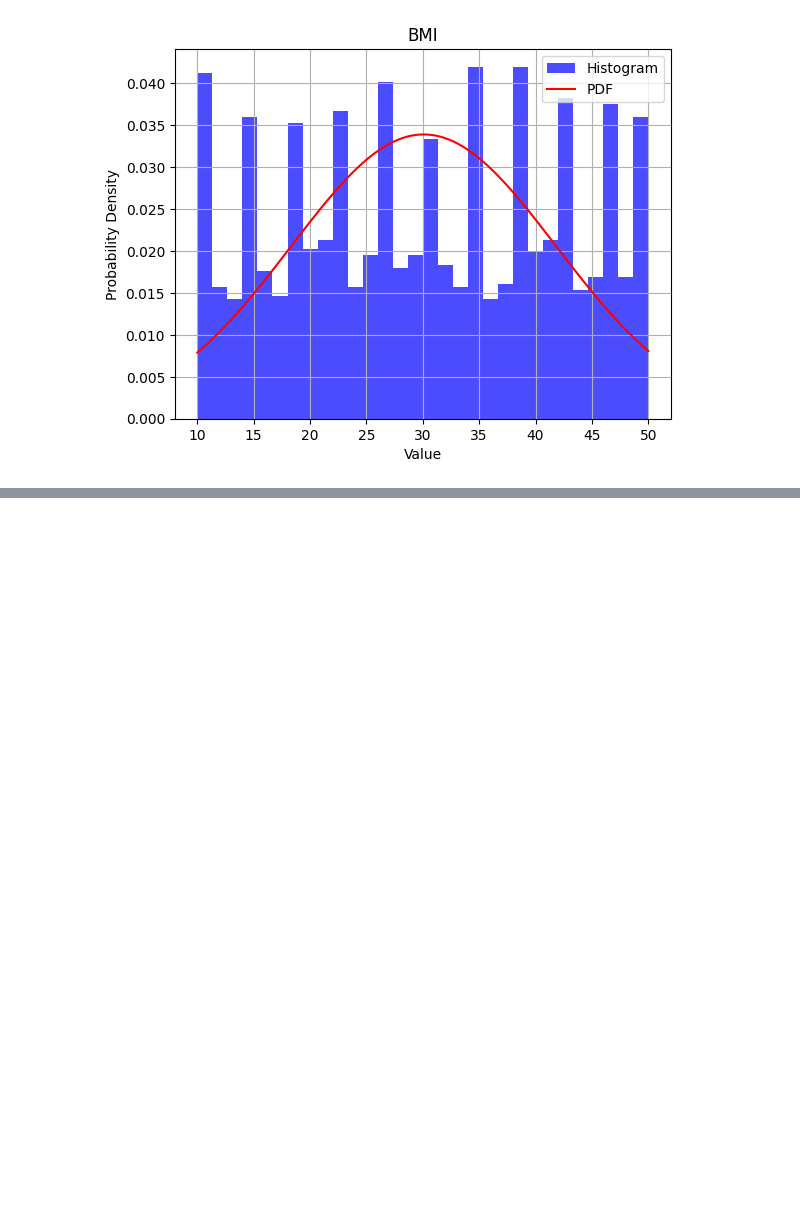
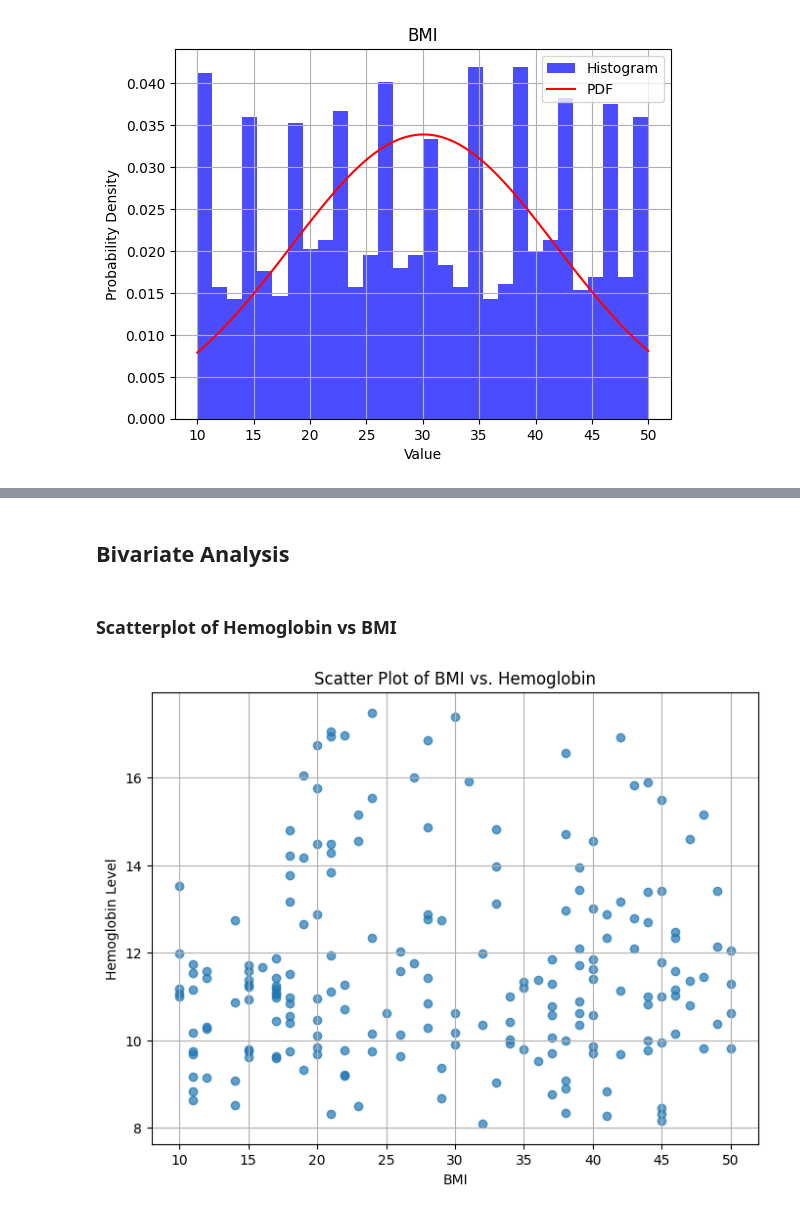
Before and after one commit to sosullivan7221/datasci_3_eda, a Jupyter notebook: 507_WK3_HW.ipynb, the cells around one changed output, grey strips where cells are left out. Drawn from its saved outputs; the diff is of its cells as text; code cells hidden in the pictures; blank space fills up the shorter version.

Commit message:
bivariate analysis recommit

```diff
--- a/507_WK3_HW.ipynb
+++ b/507_WK3_HW.ipynb
@@ -126,0 +188,16 @@ plt.show()
+# %% [markdown]
+## Bivariate Analysis
+# %% [markdown]
+### Scatterplot of Hemoglobin vs BMI
+# %%
+scatterdata= df.sample(200)
+
+plt.figure(figsize=(8, 6))
+plt.scatter(scatterdata['BMI'], scatterdata['Level_of_Hemoglobin'], alpha=0.7)
+plt.xlabel('BMI')
+plt.ylabel('Hemoglobin Level')
+plt.title('Scatter Plot of BMI vs. Hemoglobin')
+plt.grid()
+plt.show()
+# %% [output]
+[figure, added]
```
Also changed, not shown: parts of 16 cells of this notebook.
